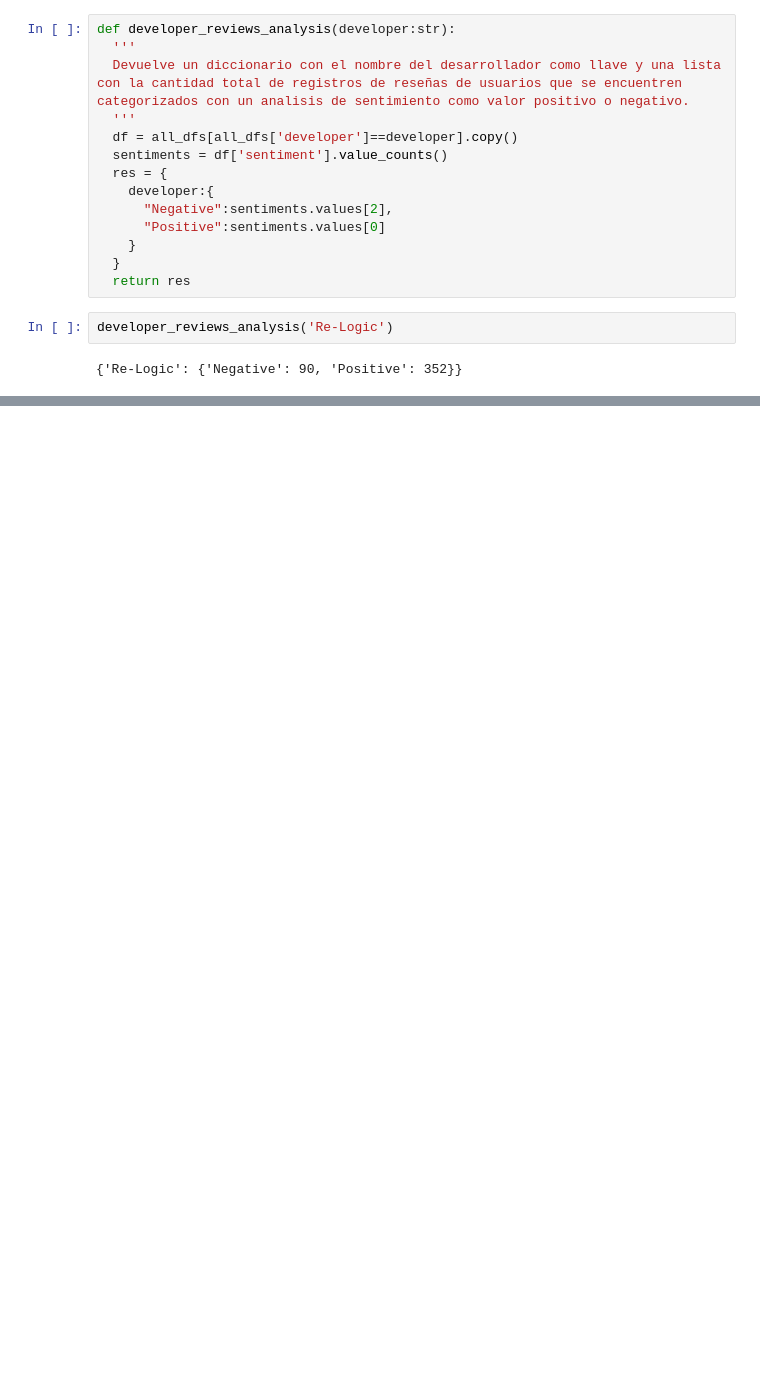
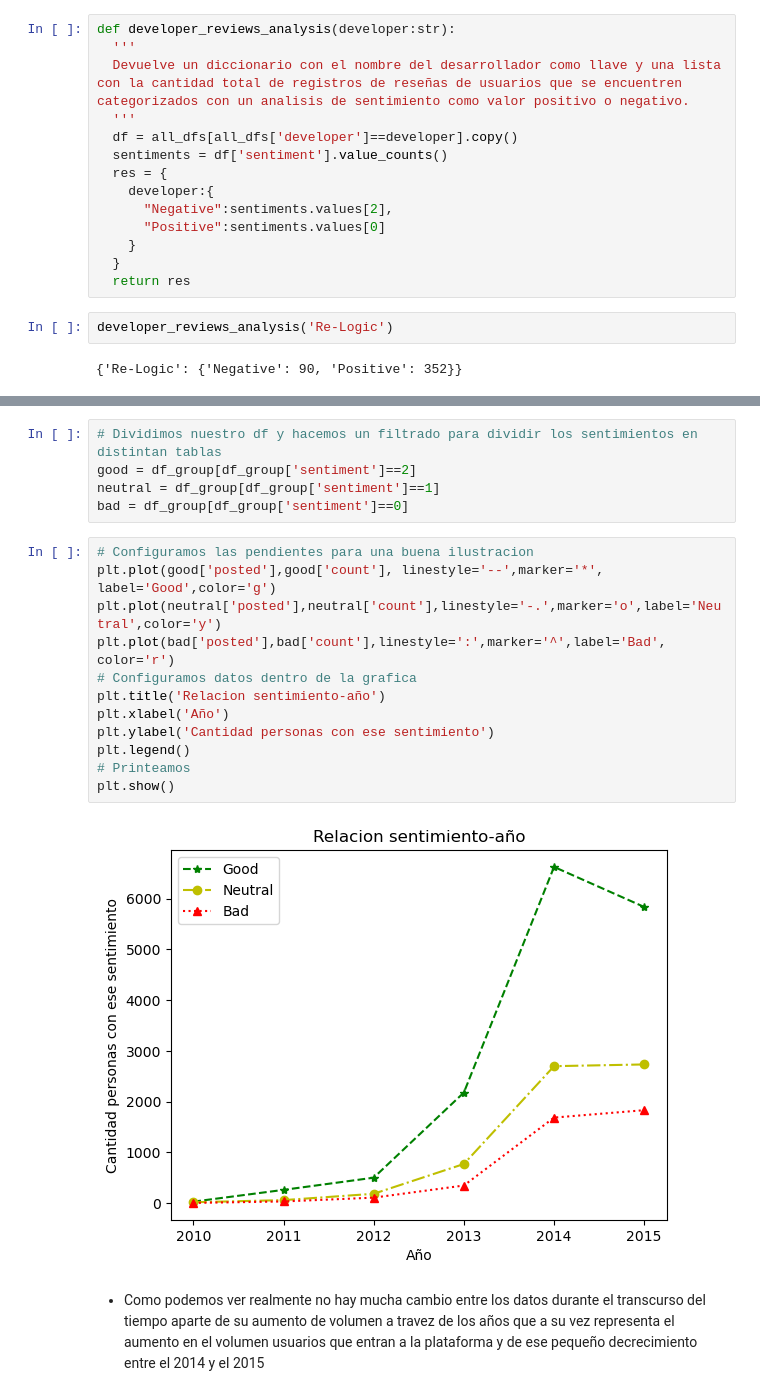
Before and after one commit to jmoc3/PI_Steam, a Jupyter notebook: PI.ipynb, the cells around one changed output, grey strips where cells are left out. Saved outputs shown, nothing was run; the diff lists cells and outputs as text; blank space fills up the shorter version.

```diff
--- a/PI.ipynb
+++ b/PI.ipynb
@@ -493,0 +617,21 @@ developer_reviews_analysis('Re-Logic')
+# %%
+# Dividimos nuestro df y hacemos un filtrado para dividir los sentimientos en distintan tablas
+good = df_group[df_group['sentiment']==2]
+neutral = df_group[df_group['sentiment']==1]
+bad = df_group[df_group['sentiment']==0]
+# %%
+# Configuramos las pendientes para una buena ilustracion
+plt.plot(good['posted'],good['count'], linestyle='--',marker='*', label='Good',color='g')
+plt.plot(neutral['posted'],neutral['count'],linestyle='-.',marker='o',label='Neutral',color='y')
+plt.plot(bad['posted'],bad['count'],linestyle=':',marker='^',label='Bad', color='r')
+# Configuramos datos dentro de la grafica
+plt.title('Relacion sentimiento-año')
+plt.xlabel('Año')
+plt.ylabel('Cantidad personas con ese sentimiento')
+plt.legend()
+# Printeamos
+plt.show()
+# %% [output]
+[figure, added]
+# %% [markdown]
+- Como podemos ver realmente no hay mucha cambio entre los datos durante el transcurso del tiempo aparte de su aumento de volumen a travez de los años que a su vez representa el aumento en el volumen usuarios que entran a la plataforma y de ese pequeño decrecimiento entre el 2014 y el 2015
```
Also changed, not shown: parts of 39 cells of this notebook, 4 other files.
